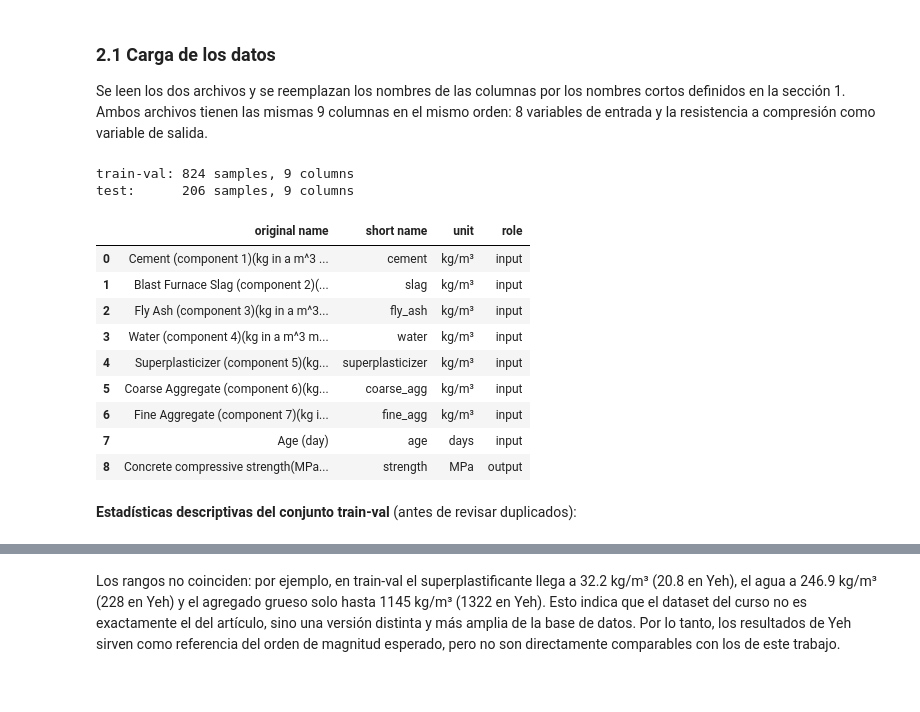
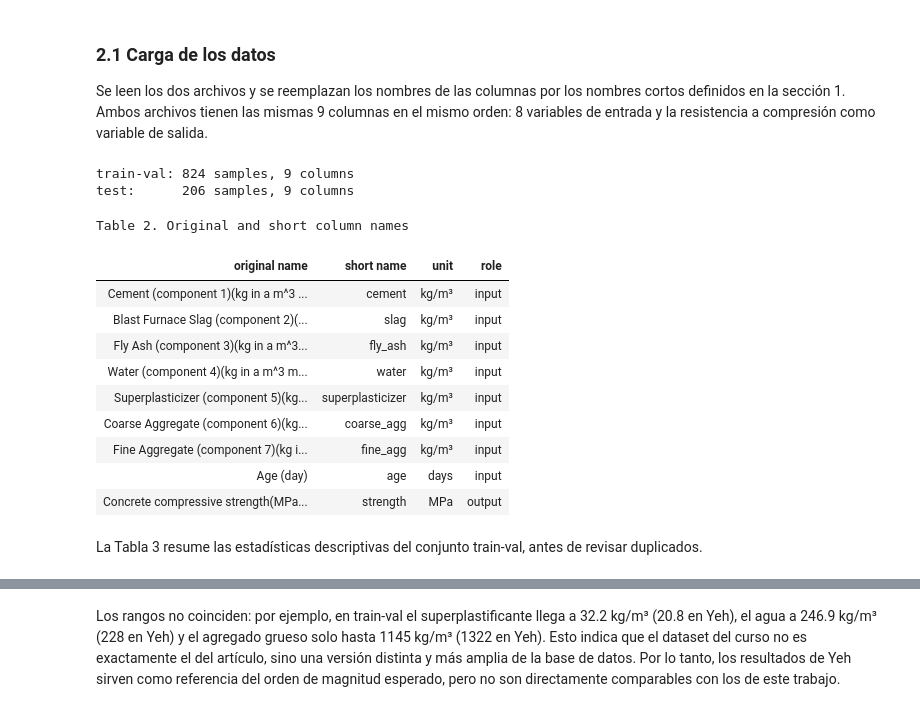
Before and after one commit to 25adiaz-apps/phd-civil-ualberta, a Jupyter notebook: machine-learning/assignment-4/question-1-concrete-strength.ipynb, the cells around one changed output, grey strips where cells are left out. Saved outputs shown, nothing was run; the diff lists cells and outputs as text; code cells hidden in the pictures.

```diff
--- a/machine-learning/assignment-4/question-1-concrete-strength.ipynb
+++ b/machine-learning/assignment-4/question-1-concrete-strength.ipynb
@@ -94,6 +97,18 @@ plt.rcParams.update({
     "legend.frameon": False,
 })
 pd.set_option("display.precision", 2)
+
+CAPTION_STYLE = [{"selector": "caption",
+                  "props": "caption-side: top; text-align: left; font-weight: bold; padding-bottom: 6px;"}]
+
+
+def show_table(df, number, caption, precision=2, hide_index=False):
+    """Display a DataFrame as a numbered table, with its caption above it."""
+    styled = (df.style
+              .set_caption(f"Table {number}. {caption}")
+              .set_table_styles(CAPTION_STYLE)
+              .format(precision=precision))
+    return styled.hide(axis="index") if hide_index else styled
 # %% [markdown]
 ## 2. Datos y análisis exploratorio
 # %% [markdown]
@@ -103,38 +118,40 @@ Se leen los dos archivos y se reemplazan los nombres de las columnas por los nom
 # %%
 # Read both files (utf-8-sig removes the byte order mark at the start of the header)
 train_val_raw = pd.read_csv(TRAIN_VAL_FILE, encoding="utf-8-sig")
 test_raw = pd.read_csv(TEST_FILE, encoding="utf-8-sig")
 
 # Both files must have the same columns, in the same order
 assert list(train_val_raw.columns) == list(test_raw.columns)
 
 # Replace the long original names with the short ones (by position)
 train_val_df = train_val_raw.set_axis(COLUMNS, axis=1)
 test_df = test_raw.set_axis(COLUMNS, axis=1)
 
 print(f"train-val: {train_val_df.shape[0]} samples, {train_val_df.shape[1]} columns")
 print(f"test:      {test_df.shape[0]} samples, {test_df.shape[1]} columns")
 
 # Equivalence between original and short column names
 UNITS = ["kg/m³"] * 7 + ["days", "MPa"]
 ROLES = ["input"] * 8 + ["output"]
-pd.DataFrame({"original name": train_val_raw.columns.str.strip(),
-              "short name": COLUMNS,
-              "unit": UNITS,
-              "role": ROLES})
+column_names = pd.DataFrame({"original name": train_val_raw.columns.str.strip(),
+                             "short name": COLUMNS,
+                             "unit": UNITS,
+                             "role": ROLES})
+show_table(column_names, 2, "Original and short column names", hide_index=True)
 # %% [output]
 train-val: 824 samples, 9 columns
 test:      206 samples, 9 columns
+Table 2. Original and short column names
-|  | original name | short name | unit | role |
-| 0 | Cement (component 1)(kg in a m^3 ... | cement | kg/m³ | input |
-| 1 | Blast Furnace Slag (component 2)(... | slag | kg/m³ | input |
-| 2 | Fly Ash (component 3)(kg in a m^3... | fly_ash | kg/m³ | input |
-| 3 | Water (component 4)(kg in a m^3 m... | water | kg/m³ | input |
-| 4 | Superplasticizer (component 5)(kg... | superplasticizer | kg/m³ | input |
-| 5 | Coarse Aggregate (component 6)(kg... | coarse_agg | kg/m³ | input |
-| 6 | Fine Aggregate (component 7)(kg i... | fine_agg | kg/m³ | input |
-| 7 | Age (day) | age | days | input |
-| 8 | Concrete compressive strength(MPa... | strength | MPa | output |
+| original name | short name | unit | role |
+| Cement (component 1)(kg in a m^3 ... | cement | kg/m³ | input |
+| Blast Furnace Slag (component 2)(... | slag | kg/m³ | input |
+| Fly Ash (component 3)(kg in a m^3... | fly_ash | kg/m³ | input |
+| Water (component 4)(kg in a m^3 m... | water | kg/m³ | input |
+| Superplasticizer (component 5)(kg... | superplasticizer | kg/m³ | input |
+| Coarse Aggregate (component 6)(kg... | coarse_agg | kg/m³ | input |
+| Fine Aggregate (component 7)(kg i... | fine_agg | kg/m³ | input |
+| Age (day) | age | days | input |
+| Concrete compressive strength(MPa... | strength | MPa | output |
 # %% [markdown]
-**Estadísticas descriptivas del conjunto train-val** (antes de revisar duplicados):
+La Tabla 3 resume las estadísticas descriptivas del conjunto train-val, antes de revisar duplicados.
 # %%
```
Also changed, not shown: parts of 17 cells of this notebook.
